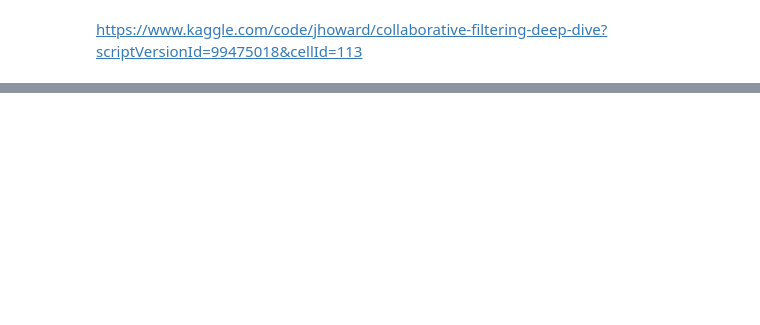
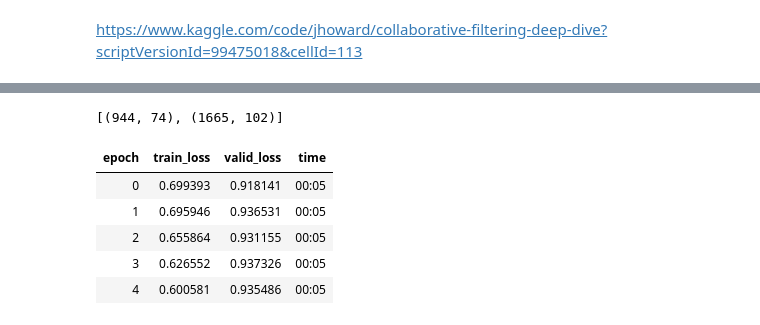
Before and after one commit to jeffreysanglin/collaborative_filtering_practice, a Jupyter notebook: [L6]CollabPractice.ipynb, the cells around one changed output, grey strips where cells are left out. Drawn from its saved outputs; the diff is of its cells as text; code cells hidden in the pictures; blank space fills up the shorter version.

```diff
--- a/[L6]CollabPractice.ipynb
+++ b/[L6]CollabPractice.ipynb
@@ -389,0 +395,33 @@ https://www.kaggle.com/code/jhoward/collaborative-filtering-deep-dive?scriptVers
+# %%
+embs = get_emb_sz(dls)
+print(embs)
+# %% [output]
+[(944, 74), (1665, 102)]
+# %%
+class CollabNN(Module):
+    def __init__(self, user_sz, item_sz, y_range=(0,5.5), n_act=100):
+        super().__init__()
+        self.user_factors = Embedding(*user_sz)
+        self.item_factors = Embedding(*item_sz)
+        self.layers = nn.Sequential(
+            nn.Linear(user_sz[1]+item_sz[1], n_act),
+            nn.ReLU(),
+            nn.Linear(n_act, 1))
+        self.y_range = y_range
+
+    def forward(self, x):
+        embs = self.user_factors(x[:,0]), self.item_factors(x[:,1])
+        x = self.layers(torch.cat(embs, dim=1))
+        return(sigmoid_range(x, *self.y_range))
+# %%
+model = CollabNN(*embs)
+# %%
+learn = Learner(dls, model, loss_func=MSELossFlat())
+learn.fit_one_cycle(5, 5e-3, wd=0.015)
+# %% [output]
+| epoch | train_loss | valid_loss | time |
+| 0 | 0.699393 | 0.918141 | 00:05 |
+| 1 | 0.695946 | 0.936531 | 00:05 |
+| 2 | 0.655864 | 0.931155 | 00:05 |
+| 3 | 0.626552 | 0.937326 | 00:05 |
+| 4 | 0.600581 | 0.935486 | 00:05 |
```
Also changed, not shown: parts of 16 cells of this notebook.
